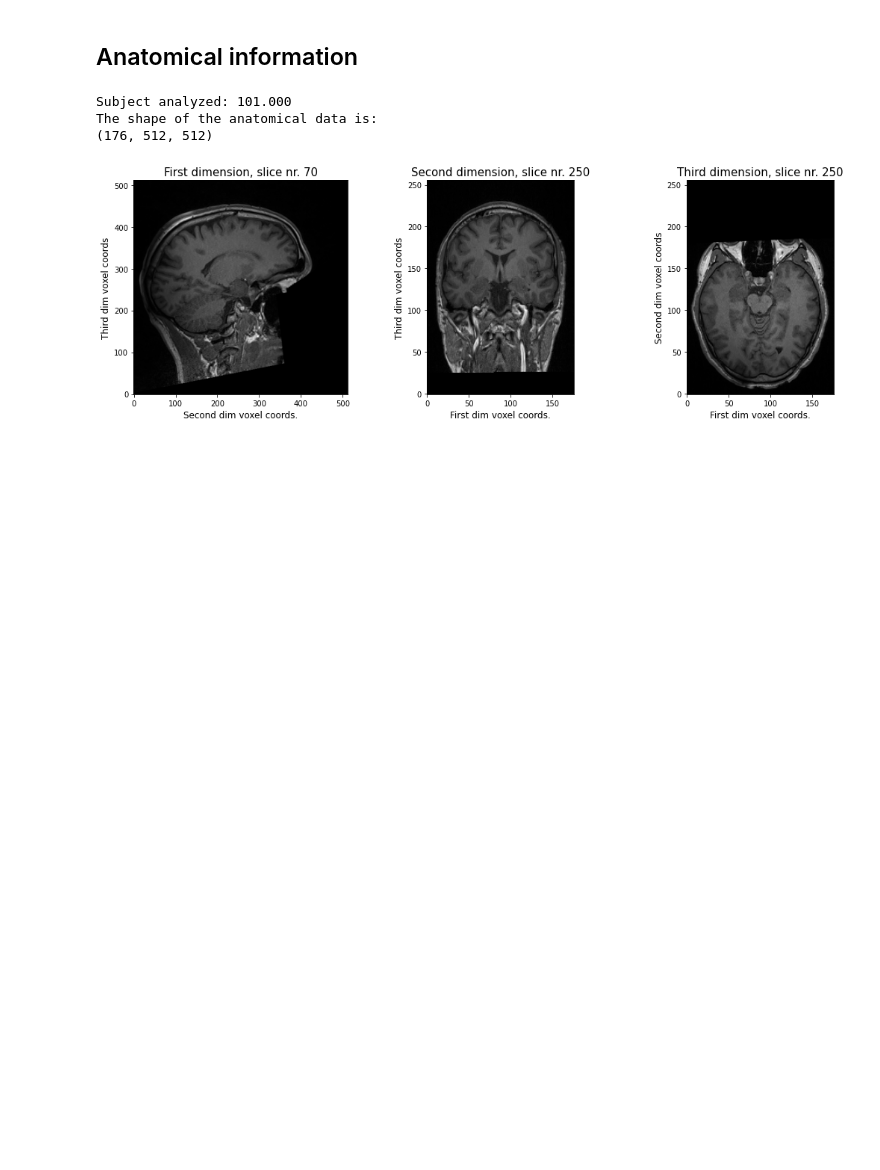
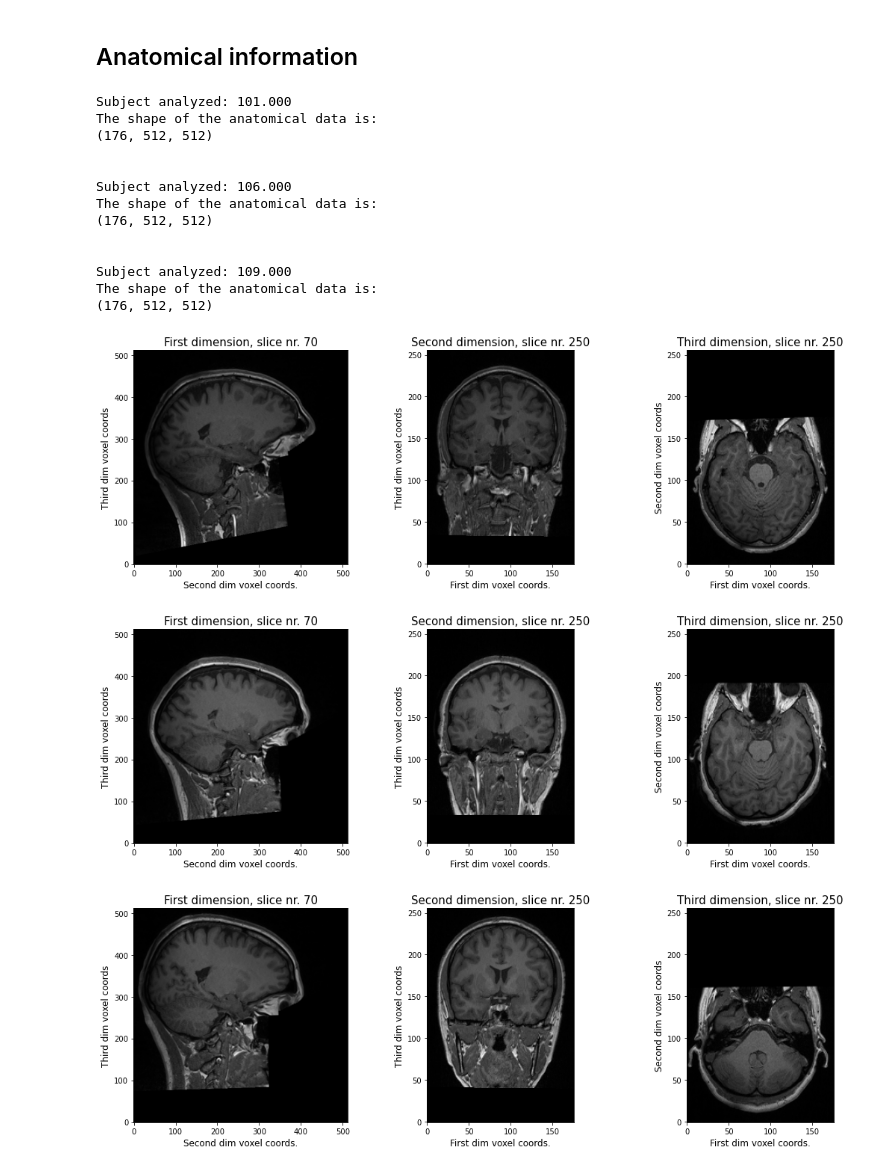
Before and after one commit to mrpotato180/final_project_neuroim, a Jupyter notebook: fMRI-EEG-Victor_Julia_Ernest_Alex.ipynb, the cells around one changed output. Cells and saved outputs as stored; diff of their text form; code cells hidden in the pictures; blank space fills up the shorter version.

```diff
--- a/fMRI-EEG-Victor_Julia_Ernest_Alex.ipynb
+++ b/fMRI-EEG-Victor_Julia_Ernest_Alex.ipynb
@@ -64,7 +66,10 @@ def Anatomical_representation (data_folder,subject_code):
         String_contrinuation1='/anat/sub-xp'
         String_contrinuation2='_T1w.nii.gz'
         subject_codee=str(i)
-        img = nib.load(mri_file)
+
+        subject_data=data_folder+subject_folder+subject_codee+String_contrinuation1+subject_codee+String_contrinuation2
+
+        img = nib.load(subject_data)
         img_data = img.get_fdata()
         print("The shape of the anatomical data is: ")
         print(img.shape)
@@ -88,27 +93,25 @@ def Anatomical_representation (data_folder,subject_code):
 
         fig.tight_layout()
         print("\n")
-
-        return img_data
 # %%
 #Specify the particular path where the data that is wanted to be study is placed on your computer.
-
 #data_folder = '/Users/juliagarciacornet/Desktop/Q4/Neuroimatge/project'
 data_folder = 'C:/Users/vctrf/Documents/Quatrimestre_2/Neuroimagen/proyecto Neuroimagen'
-
-img_data=Anatomical_representation (data_folder,[101])
-
-# img_data2=Anatomical_representation (data_folder,[106])
-# img_data3=Anatomical_representation (data_folder,[109])
-
-# a=img_data2-img_data3
-# figure(figsize=(8, 6), dpi=80)
-# mid_slice_x = a[60, :, :]
-# plt.imshow(mid_slice_x.T, cmap='gray', origin='lower')
-# plt.colorbar(label='Signal intensity')
-# plt.show()
+Anatomical_representation (data_folder,[101,106,109])
 # %% [output]
 Subject analyzed: 101.000
 The shape of the anatomical data is:
 (176, 512, 512)
+
+
+Subject analyzed: 106.000
+The shape of the anatomical data is:
+(176, 512, 512)
+
+
+Subject analyzed: 109.000
+The shape of the anatomical data is:
+(176, 512, 512)
-[figure, old version]
+[figure, new version]
+[figure, added]
+[figure, added]
```
Also changed, not shown: parts of 13 cells of this notebook, 1 other file.
